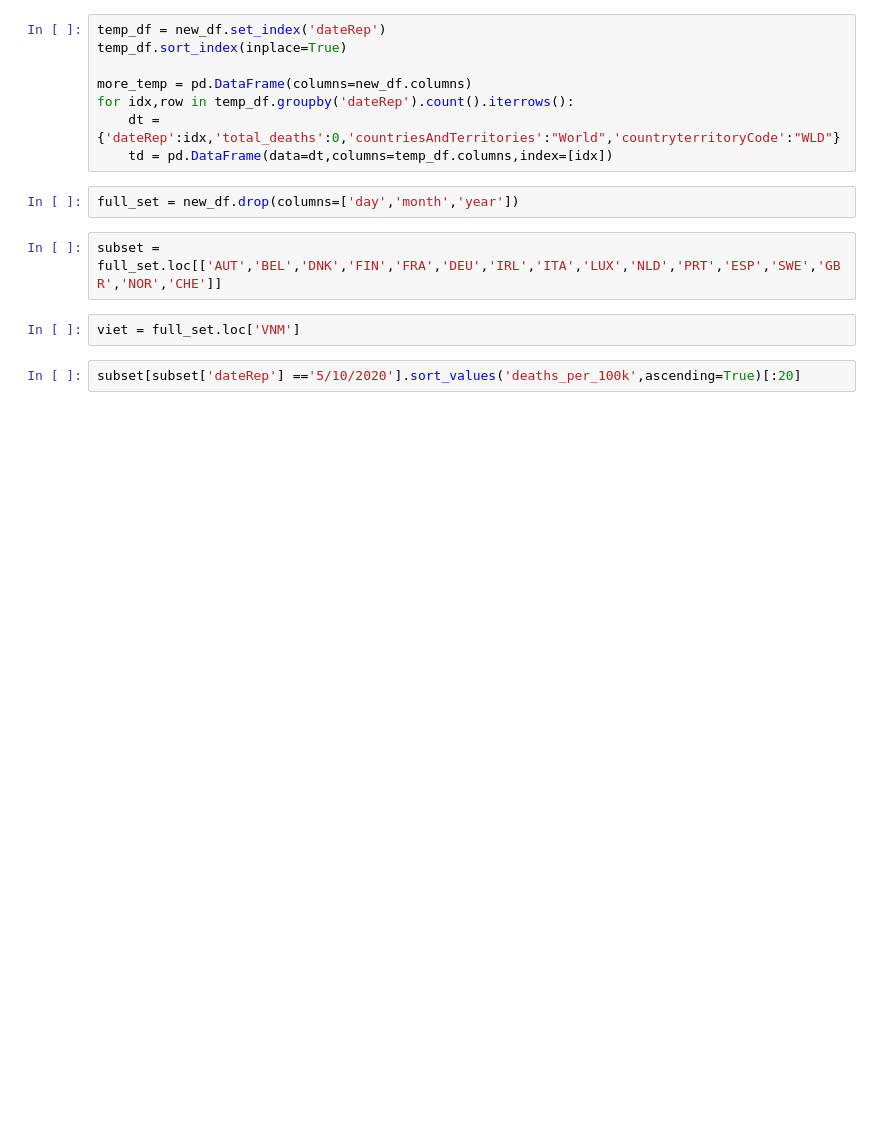
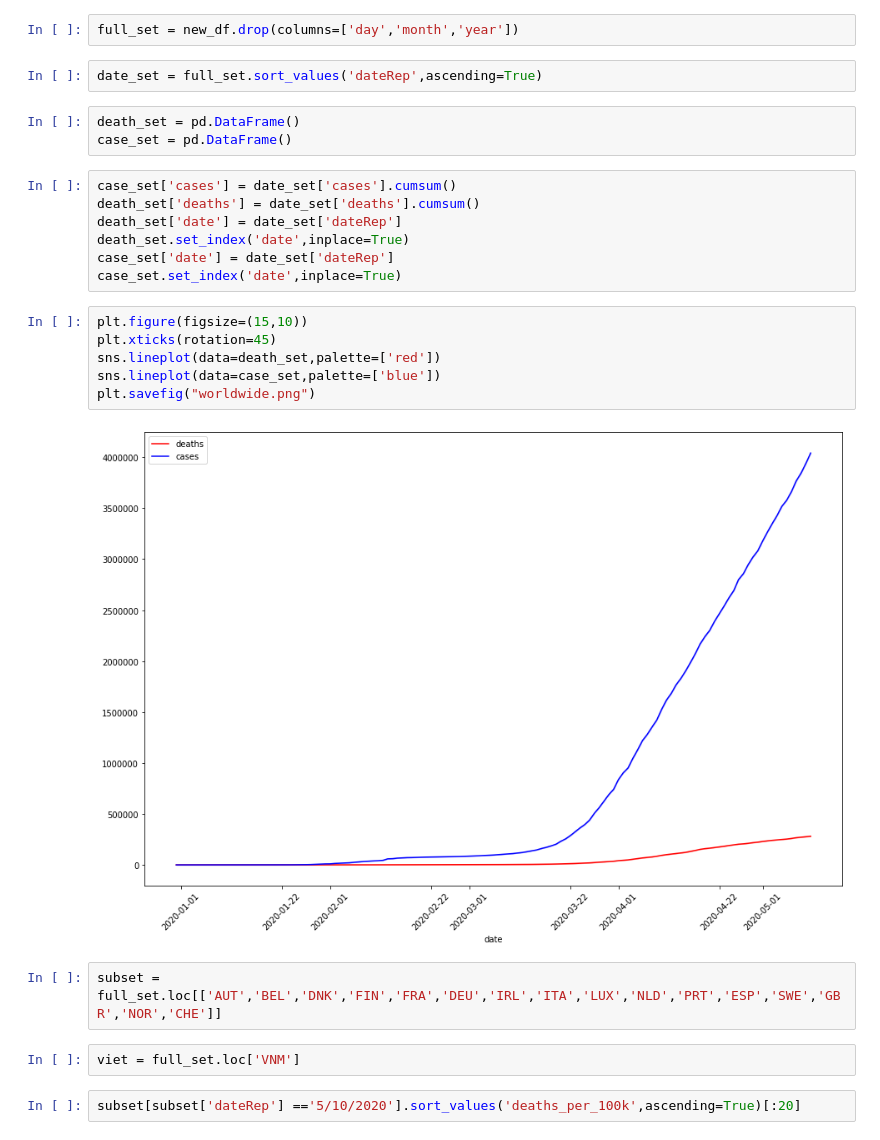
Before and after one commit to magei00/SocialData02806_2020, a Jupyter notebook: final_project/data_treament.ipynb, the cells around one changed output. Drawn from its saved outputs; the diff is of its cells as text; blank space fills up the shorter version.

Commit message:
worldwide visual added

```diff
--- a/final_project/data_treament.ipynb
+++ b/final_project/data_treament.ipynb
@@ -186,16 +188,28 @@ for idx, row in t.iterrows():
     new_df.loc[[idx],['average_infection_rate']] = (1000 * new_df.loc[idx]['current_infection_rate'].mean())
 
 new_df = new_df[::-1]
-# %%
-temp_df = new_df.set_index('dateRep')
-temp_df.sort_index(inplace=True)
-
-more_temp = pd.DataFrame(columns=new_df.columns)
-for idx,row in temp_df.groupby('dateRep').count().iterrows():
-    dt = {'dateRep':idx,'total_deaths':0,'countriesAndTerritories':"World",'countryterritoryCode':"WLD"}
-    td = pd.DataFrame(data=dt,columns=temp_df.columns,index=[idx])
 # %%
 full_set = new_df.drop(columns=['day','month','year'])
+# %%
+date_set = full_set.sort_values('dateRep',ascending=True)
+# %%
+death_set = pd.DataFrame()
+case_set = pd.DataFrame()
+# %%
+case_set['cases'] = date_set['cases'].cumsum()
+death_set['deaths'] = date_set['deaths'].cumsum()
+death_set['date'] = date_set['dateRep']
+death_set.set_index('date',inplace=True)
+case_set['date'] = date_set['dateRep']
+case_set.set_index('date',inplace=True)
+# %%
+plt.figure(figsize=(15,10))
+plt.xticks(rotation=45)
+sns.lineplot(data=death_set,palette=['red'])
+sns.lineplot(data=case_set,palette=['blue'])
+plt.savefig("worldwide.png")
+# %% [output]
+[figure, added]
 # %%
 subset = full_set.loc[['AUT','BEL','DNK','FIN','FRA','DEU','IRL','ITA','LUX','NLD','PRT','ESP','SWE','GBR','NOR','CHE']]
 # %%
```
Also changed, not shown: parts of 1 cell of this notebook, 2 other files.
